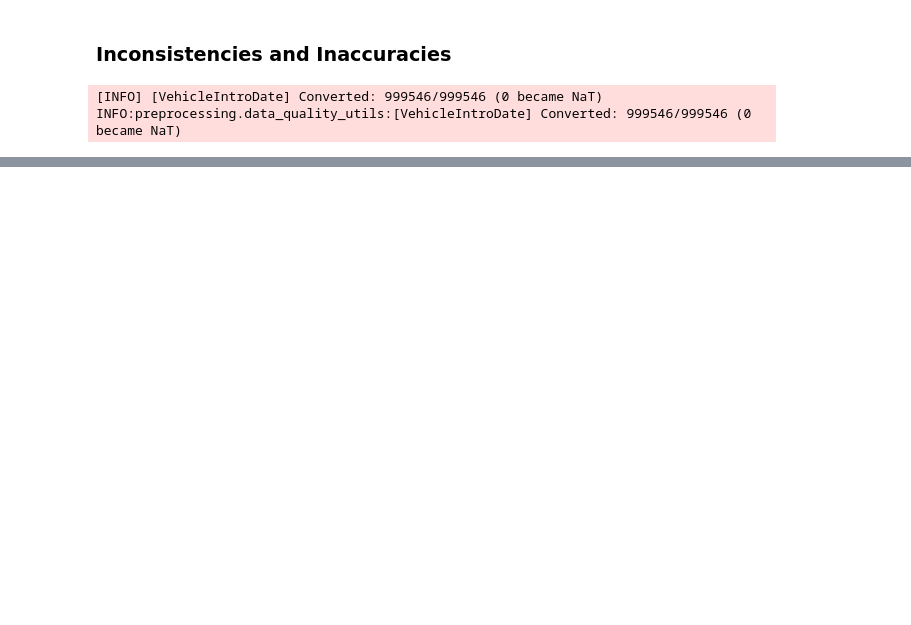
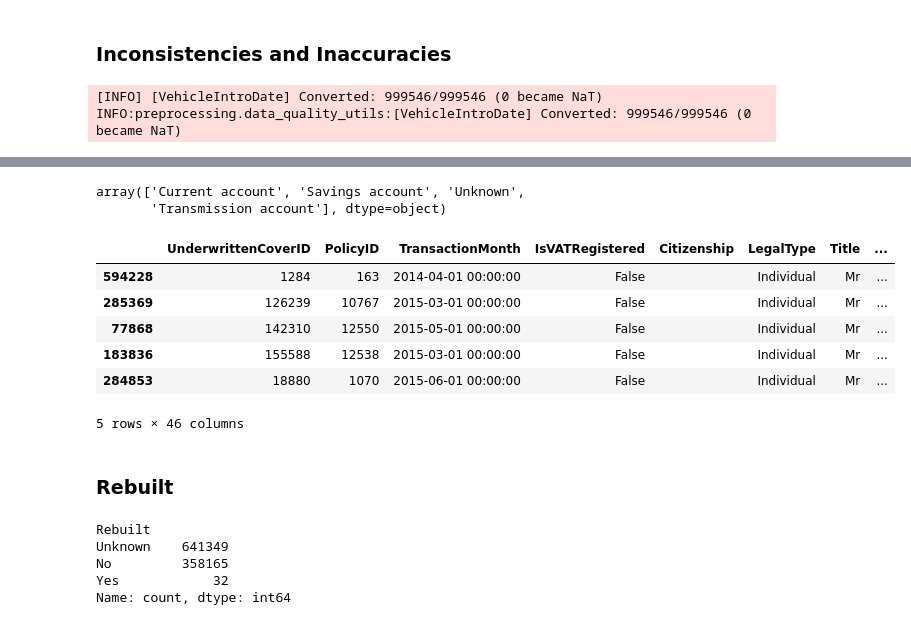
Before and after one commit to Teshager21/insurance-risk-modeling, a Jupyter notebook: notebooks/exploratory/eda_insurance.ipynb, the cells around one changed output, grey strips where cells are left out. Drawn from its saved outputs; the diff is of its cells as text; code cells hidden in the pictures; blank space fills up the shorter version.

```diff
--- a/notebooks/exploratory/eda_insurance.ipynb
+++ b/notebooks/exploratory/eda_insurance.ipynb
@@ -400,0 +655,26 @@ df.sample(5)
+# %%
+df['AccountType'].unique()
+# %% [output]
+array(['Current account', 'Savings account', 'Unknown',
+       'Transmission account'], dtype=object)
+# %%
+other=df[df['Citizenship']=='  ']
+other[other['IsVATRegistered']==False].sample(5)
+# %% [output]
+|  | UnderwrittenCoverID | PolicyID | TransactionMonth | IsVATRegistered | Citizenship | LegalType | Title | ... |
+| 594228 | 1284 | 163 | 2014-04-01 00:00:00 | False |  | Individual | Mr | ... |
+| 285369 | 126239 | 10767 | 2015-03-01 00:00:00 | False |  | Individual | Mr | ... |
+| 77868 | 142310 | 12550 | 2015-05-01 00:00:00 | False |  | Individual | Mr | ... |
+| 183836 | 155588 | 12538 | 2015-03-01 00:00:00 | False |  | Individual | Mr | ... |
+| 284853 | 18880 | 1070 | 2015-06-01 00:00:00 | False |  | Individual | Mr | ... |
+5 rows × 46 columns
+# %% [markdown]
+### Rebuilt
+# %%
+df["Rebuilt"].value_counts()
+# %% [output]
+Rebuilt
+Unknown    641349
+No         358165
+Yes            32
+Name: count, dtype: int64
```
Also changed, not shown: parts of 50 cells of this notebook.
